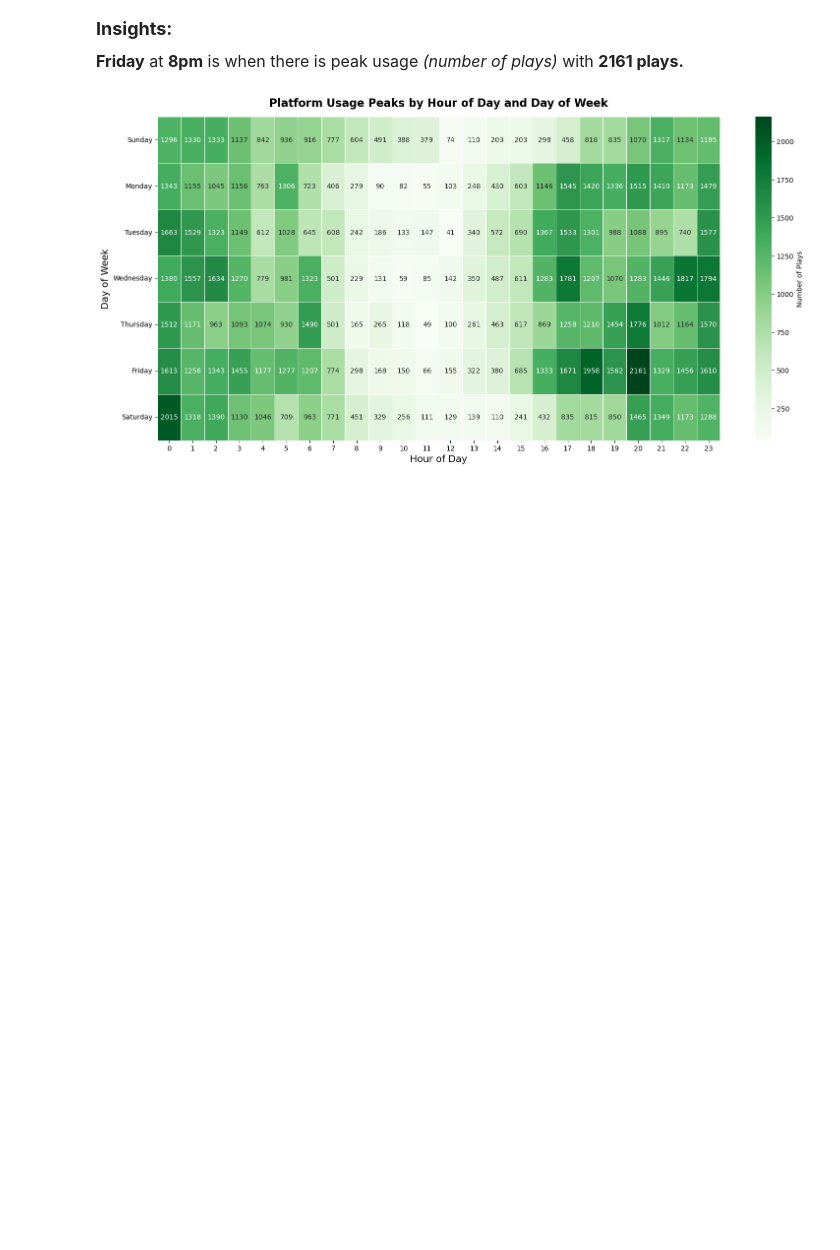
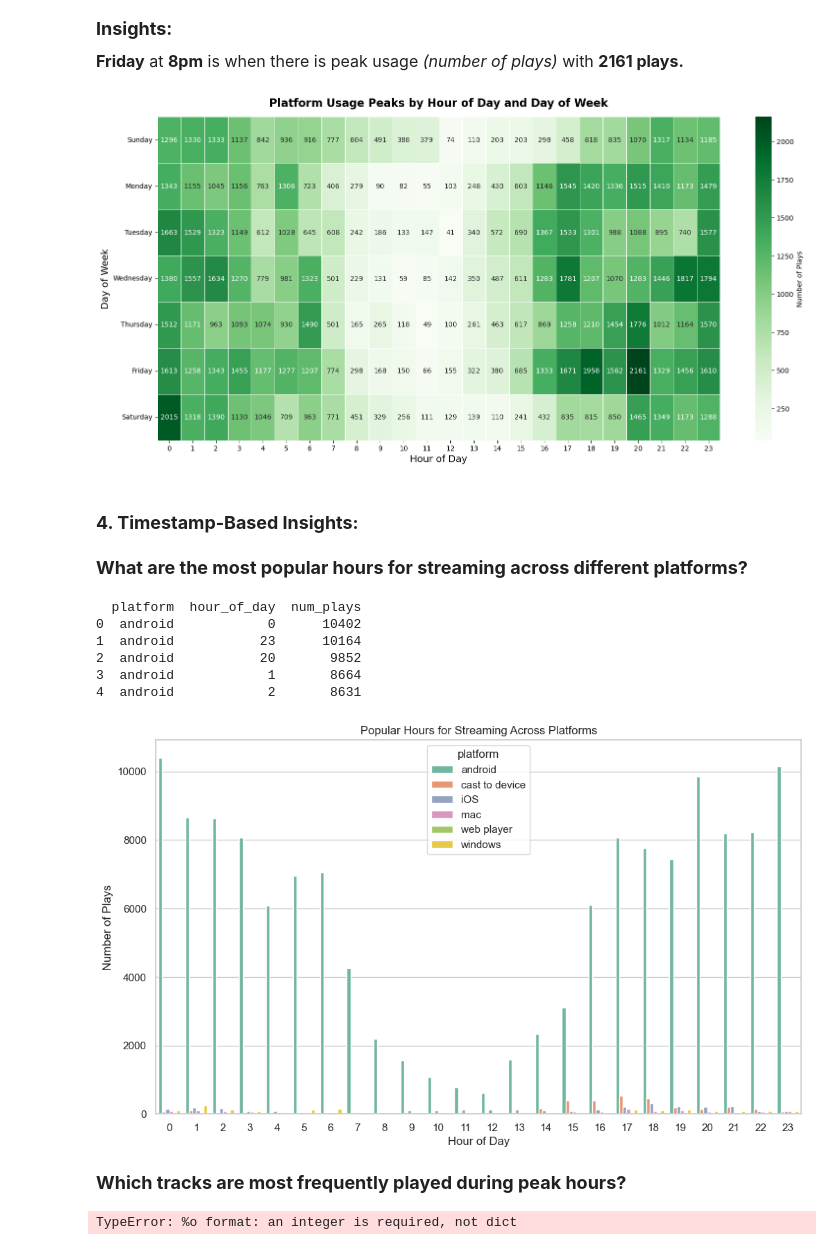
Before and after one commit to Equivocal-Richie/Spotify_Dataset_Analysis, a Jupyter notebook: Business_Analysis.ipynb, the cells around one changed output. Drawn from its saved outputs; the diff is of its cells as text; code cells hidden in the pictures; blank space fills up the shorter version.

Commit message:
Added the timestamp based insights

```diff
--- a/Business_Analysis.ipynb
+++ b/Business_Analysis.ipynb
@@ -514,3 +514,69 @@ plt.tight_layout(pad=2)
 plt.show()
 # %% [output]
 [figure]
+# %% [markdown]
+<h3><b>4. Timestamp-Based Insights:</b></h3>
+# %% [markdown]
+<p style="font-size:18px;"><b>What are the most popular hours for streaming across different platforms?</b></p>
+# %%
+query10 = """
+-- Popular hours for streaming across platforms
+SELECT
+    platform,
+    HOUR(start_time) AS hour_of_day,  -- Hour of the day
+    COUNT(*) AS num_plays  -- Number of plays
+FROM clean_spotify_data
+GROUP BY platform, hour_of_day
+ORDER BY platform, num_plays DESC;  -- Order by platform and number of plays
+"""
+popular_hours_df = pd.read_sql(query10, engine)
+print(popular_hours_df.head())
+# %% [output]
+  platform  hour_of_day  num_plays
+0  android            0      10402
+1  android           23      10164
+2  android           20       9852
+3  android            1       8664
+4  android            2       8631
+# %%
+# Popular hours for streaming across platforms
+plt.figure(figsize=(12, 7))
+sns.barplot(x='hour_of_day', y='num_plays', hue='platform', data=popular_hours_df, palette="Set2")  # Grouped bar plot
+plt.title('Popular Hours for Streaming Across Platforms')
+plt.xlabel('Hour of Day')
+plt.ylabel('Number of Plays')
+plt.show()
+# %% [output]
+[figure, added]
+# %% [markdown]
+<p style="font-size:18px;"><b>Which tracks are most frequently played during peak hours?</b></p>
+# %%
+query11 = """
+-- Most frequently played tracks during peak hours (top 20% of hours)
+WITH HourlyPlays AS (
+    SELECT
+        HOUR(start_time) AS hour_of_day,
+        COUNT(*) AS hourly_plays
+    FROM clean_spotify_data
+    GROUP BY hour_of_day
+),
+PeakHours AS (
+    SELECT hour_of_day
+    FROM HourlyPlays
+    ORDER BY hourly_plays DESC
+    LIMIT CAST((SELECT COUNT(*) * 0.2 FROM HourlyPlays) AS UNSIGNED)  -- Top 20% of hours
+)
+SELECT
+    c.spotify_track_url,
+    c.track_name,
+    c.artist_name,
+    COUNT(*) AS num_plays_peak  -- Number of plays during peak hours
+FROM clean_spotify_data c
+JOIN PeakHours ph ON HOUR(c.start_time) = ph.hour_of_day
+GROUP BY c.spotify_track_url, c.track_name, c.artist_name
+ORDER BY num_plays_peak DESC;
+"""
+peak_tracks_df = pd.read_sql(query11, engine)
+print(peak_tracks_df.head())
+# %% [output]
+TypeError: %o format: an integer is required, not dict
```
